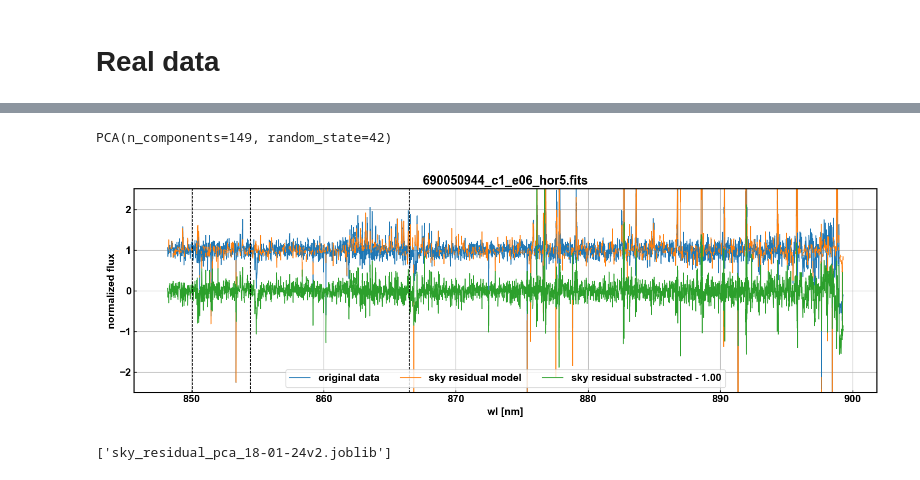
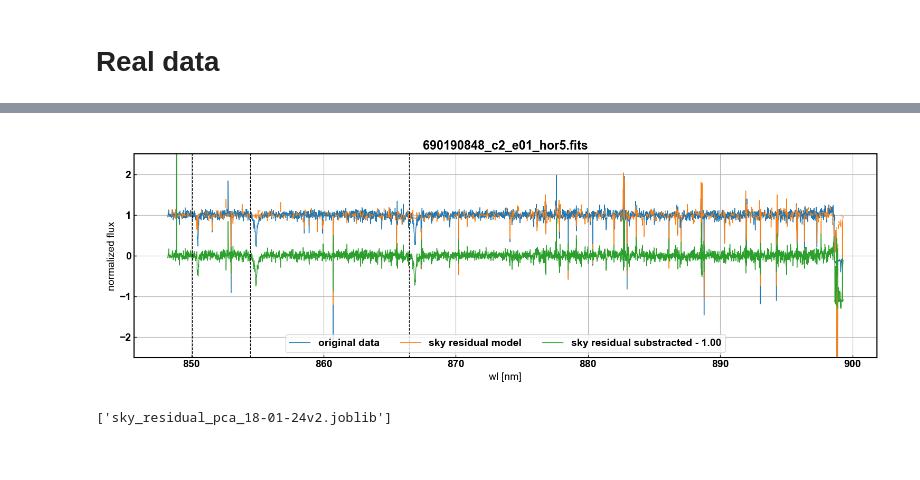
Before and after one commit to cabrera-ziri/Reticulum, a Jupyter notebook: sky_lines3.ipynb, the cells around one changed output, grey strips where cells are left out. Drawn from its saved outputs; the diff is of its cells as text; code cells hidden in the pictures.

```diff
--- a/sky_lines3.ipynb
+++ b/sky_lines3.ipynb
@@ -455,7 +456,7 @@ training PCA...
 rmse: 0.07841516754763893
 # %%
 #plot first n-components
-n_comp = 14
+n_comp = 10
 
 f, ax = plt.subplots(figsize=(15,10))
 for _ in range(n_comp):
@@ -507,14 +508,14 @@ The RMSE on the training set is lower than the one of the validation set. This s
 # Fine tune PCA model
 # %%
 explained_variance_range = np.arange(90,96,1)/1e2
-sky_pixel_scale_factor_range = np.linspace(1.01,1.1,15)
+sky_pixel_scale_factor_range = np.linspace(1.03,1.1,10)
 
 param_grid = [
     {'explained_variance': explained_variance_range ,
     'sky_pixel_scale_factor': sky_pixel_scale_factor_range}
     ]
 
-mypca = MyPCA3(sky_stddev,sky_pixels_flux_threshold)
+mypca = MyPCA3(sky_stddev,sky_pixel_flux_threshold)
 
 grid_search = GridSearchCV(mypca,param_grid=param_grid,cv=10,
                            scoring='neg_mean_squared_error',
@@ -597,8 +596,9 @@ dump(final_model, 'sky_residual_pca_09-02-24.joblib')
 # spec_path = '/Users/cabrera-ziri/Work/data/eso/reticulum/OneDrive_1_17-01-2024/Config1/Epoch01/690286592_c1_e01_hor5.fits'
 # spec_path = '/Users/cabrera-ziri/Work/data/eso/reticulum/OneDrive_1_17-01-2024/Config2/Epoch02/690006912_c2_e02_hor5.fits' #very high snr
 # spec_path = '/Users/cabrera-ziri/Work/data/eso/reticulum/OneDrive_1_17-01-2024/Config1/Epoch06/690016128_c1_e06_hor5.fits'
-spec_path = '/Users/cabrera-ziri/Work/data/eso/reticulum/OneDrive_1_17-01-2024/Config1/Epoch06/690050944_c1_e06_hor5.fits'
-
+# spec_path = '/Users/cabrera-ziri/Work/data/eso/reticulum/OneDrive_1_17-01-2024/Config1/Epoch06/690050944_c1_e06_hor5.fits'
+# spec_path = '/Users/cabrera-ziri/Work/data/eso/reticulum/Config1/Epoch04/689776000_c1_e04_hor5.fits'
+spec_path = '/Users/cabrera-ziri/Work/data/eso/reticulum/Config2/Epoch01/690190848_c2_e01_hor5.fits'
 hdu = fits.open(spec_path)
 
 ext=0
@@ -672,13 +668,9 @@ y rmse: 0.22267783372147004
 correction improved the spectrum...
 Returning corrected spectrum
-# %%
-final_model.model_
-# %% [output]
-PCA(n_components=149, random_state=42)
 # %%
 # model1 = mypca.predict(X_prepared[1,:][None,...])
 # model = mypca.predict(X_prepared[1:5,:])
-model = final_model.predict(flux[None,...])
+# model = final_model.predict(flux[None,...])
 # %%
 # centre the figure on the CaT
 xlim_lo,xlim_hi = 849.1,870
@@ -691,35 +683,35 @@ f, ax = plt.subplots(figsize=(15,5))
 plt.title(spec_path.split('/')[-1])
 ax.plot(wl,flux,'-',lw=1,label='original data')
 _model = np.ones_like(wl)*np.nan
 _model[final_model.sky_pixels] = model[0,:]
 ax.plot(wl,_model,'-',lw=1,label='sky residual model')
 ax.plot(wl,y.ravel()-offset,ls='-',lw=1,label='sky residual substracted - {:.2f}'.format(offset))
 for _ in [850.04,854.44, 866.45]:
     ax.axvline(_,lw=1,ls='--',color='k')
 plt.legend(markerscale=12)
 # ax.set_xlim(849,870)
 
 #set automatic yscale
 _flxs = np.r_[flux[(wl>=xlim_lo)&(wl<=xlim_hi)],
-            flux2[(wl>=xlim_lo)&(wl<=xlim_hi)]-1,
+            # y.ravel()-offset[(wl>=xlim_lo)&(wl<=xlim_hi)]-1,
             model[0][(wl[final_model.sky_pixels]>=xlim_lo)&(wl[final_model.sky_pixels]<=xlim_hi)]]
 
 _flxs_min,_flxs_max = _flxs.min(),_flxs.max()
 
 if _flxs_min<0:
     ax.set_ylim(1.1*_flxs_min,1.1*_flxs_max)
 else:
     ax.set_ylim(0.9*_flxs_min,1.1*_flxs_max)
 
 plt.legend(markerscale=12,ncol=ncol)
 # ax.set_xlim(xlim_lo,xlim_hi)
 ax.set_ylim(-offset*2.5,2.5*offset)
 ax.set_xlabel('wl [nm]')
 ax.set_ylabel('normalized flux')
 plt.tight_layout()
 plt.grid()
 # %% [output]
-[figure, old version]
+[figure, new version]
 # %%
 # save pca models for later use
 # dump([sky_pixels,pca], 'sky_residual_pca_16-01-24.joblib')
```
Also changed, not shown: parts of 14 cells of this notebook.
